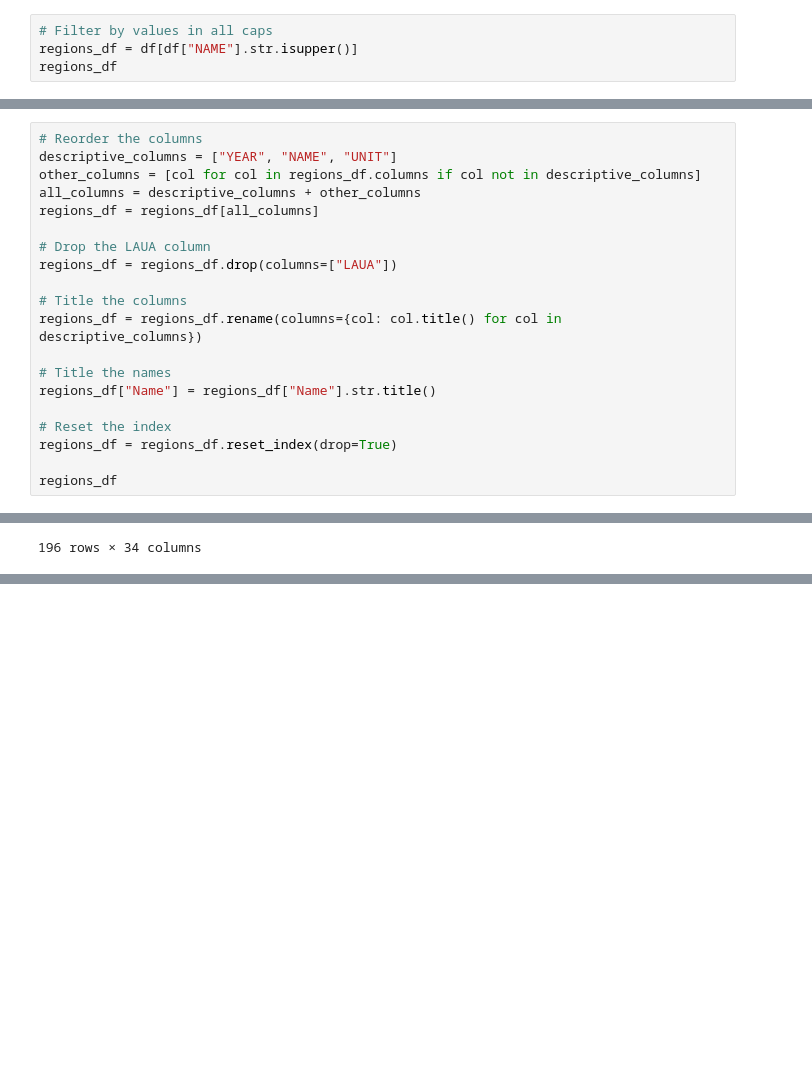
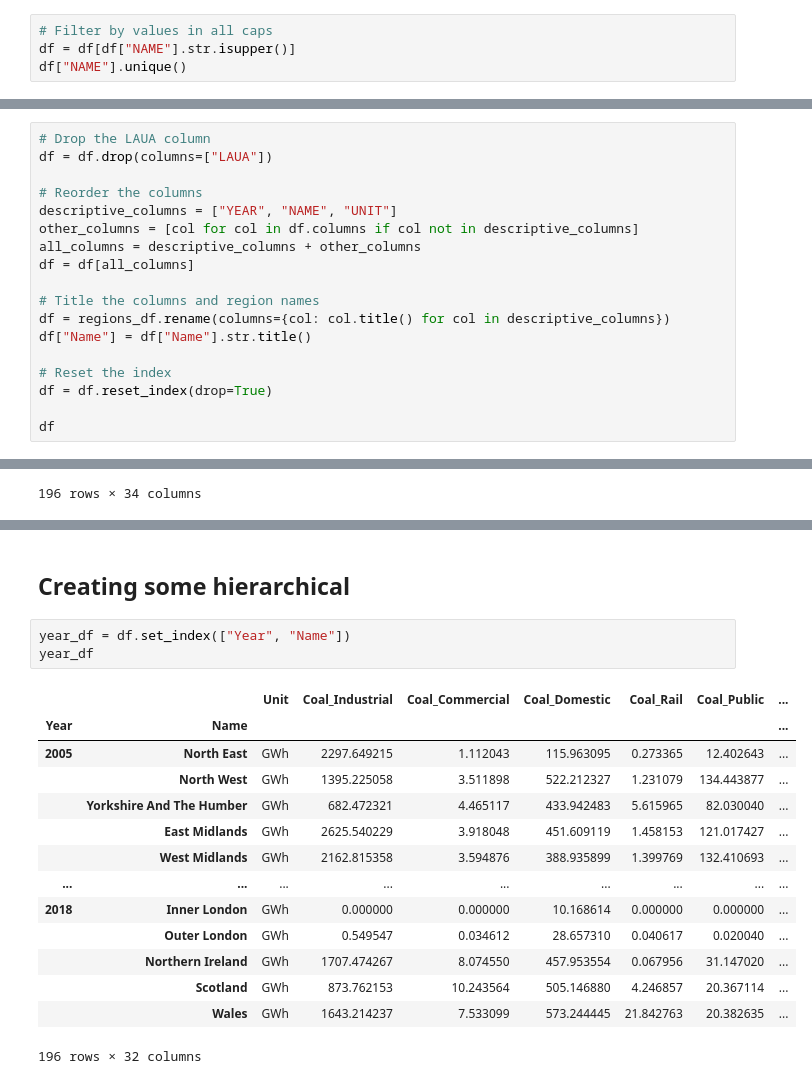
Before and after one commit to chris-greening/UK-Energy-Consumption, a Jupyter notebook: full_uk_energy_analysis.ipynb, the cells around one changed output, grey strips where cells are left out. Drawn from its saved outputs; the diff is of its cells as text; blank space fills up the shorter version.

Commit message:
add: created hierarchical DataFrame's by year and name

```diff
--- a/full_uk_energy_analysis.ipynb
+++ b/full_uk_energy_analysis.ipynb
@@ -49,6 +34,6 @@ df
 ## Filtering only regions
 # %%
 # Filter by values in all caps
-regions_df = df[df["NAME"].str.isupper()]
-regions_df
+df = df[df["NAME"].str.isupper()]
+df["NAME"].unique()
 # %% [output]
@@ -72,23 +56,21 @@ It's not required but we're going to drop the LAUA column, reorder the columns,
 # %%
+# Drop the LAUA column
+df = df.drop(columns=["LAUA"])
+
 # Reorder the columns
 descriptive_columns = ["YEAR", "NAME", "UNIT"]
-other_columns = [col for col in regions_df.columns if col not in descriptive_columns]
+other_columns = [col for col in df.columns if col not in descriptive_columns]
 all_columns = descriptive_columns + other_columns
-regions_df = regions_df[all_columns]
+df = df[all_columns]
 
-# Drop the LAUA column
-regions_df = regions_df.drop(columns=["LAUA"])
-
-# Title the columns
-regions_df = regions_df.rename(columns={col: col.title() for col in descriptive_columns})
-
-# Title the names
-regions_df["Name"] = regions_df["Name"].str.title()
+# Title the columns and region names
+df = regions_df.rename(columns={col: col.title() for col in descriptive_columns})
+df["Name"] = df["Name"].str.title()
 
 # Reset the index
-regions_df = regions_df.reset_index(drop=True)
+df = df.reset_index(drop=True)
 
-regions_df
+df
 # %% [output]
 |  | Year | Name | Unit | Coal_Industrial | Coal_Commercial | Coal_Domestic | Coal_Rail | Coal_Public | ... |
 | 0 | 2005 | North East | GWh | 2297.649215 | 1.112043 | 115.963095 | 0.273365 | 12.402643 | ... |
@@ -118,0 +88,20 @@ Index(['Year', 'Name', 'Unit', 'Coal_Industrial', 'Coal_Commercial',
+# %% [markdown]
+## Creating some hierarchical
+# %%
+year_df = df.set_index(["Year", "Name"])
+year_df
+# %% [output]
+|  |  | Unit | Coal_Industrial | Coal_Commercial | Coal_Domestic | Coal_Rail | Coal_Public | ... |
+| Year | Name |  |  |  |  |  |  | ... |
+| 2005 | North East | GWh | 2297.649215 | 1.112043 | 115.963095 | 0.273365 | 12.402643 | ... |
+|  | North West | GWh | 1395.225058 | 3.511898 | 522.212327 | 1.231079 | 134.443877 | ... |
+|  | Yorkshire And The Humber | GWh | 682.472321 | 4.465117 | 433.942483 | 5.615965 | 82.030040 | ... |
+|  | East Midlands | GWh | 2625.540229 | 3.918048 | 451.609119 | 1.458153 | 121.017427 | ... |
+|  | West Midlands | GWh | 2162.815358 | 3.594876 | 388.935899 | 1.399769 | 132.410693 | ... |
+| ... | ... | ... | ... | ... | ... | ... | ... | ... |
+| 2018 | Inner London | GWh | 0.000000 | 0.000000 | 10.168614 | 0.000000 | 0.000000 | ... |
+|  | Outer London | GWh | 0.549547 | 0.034612 | 28.657310 | 0.040617 | 0.020040 | ... |
+|  | Northern Ireland | GWh | 1707.474267 | 8.074550 | 457.953554 | 0.067956 | 31.147020 | ... |
+|  | Scotland | GWh | 873.762153 | 10.243564 | 505.146880 | 4.246857 | 20.367114 | ... |
+|  | Wales | GWh | 1643.214237 | 7.533099 | 573.244445 | 21.842763 | 20.382635 | ... |
+196 rows × 32 columns
```
Also changed, not shown: parts of 5 cells of this notebook.
